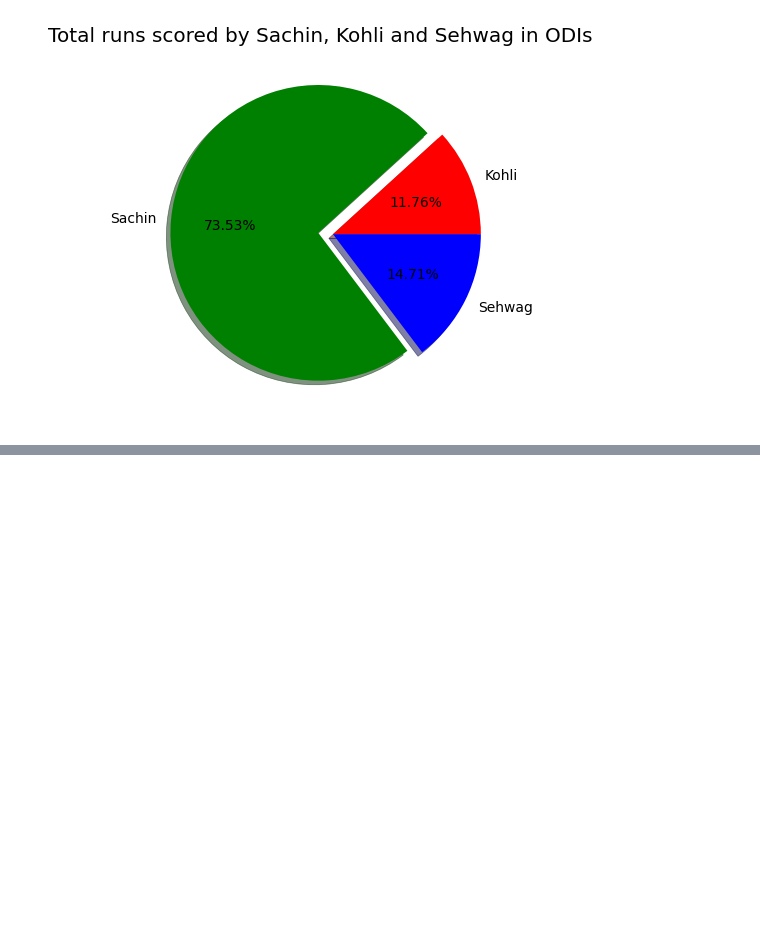
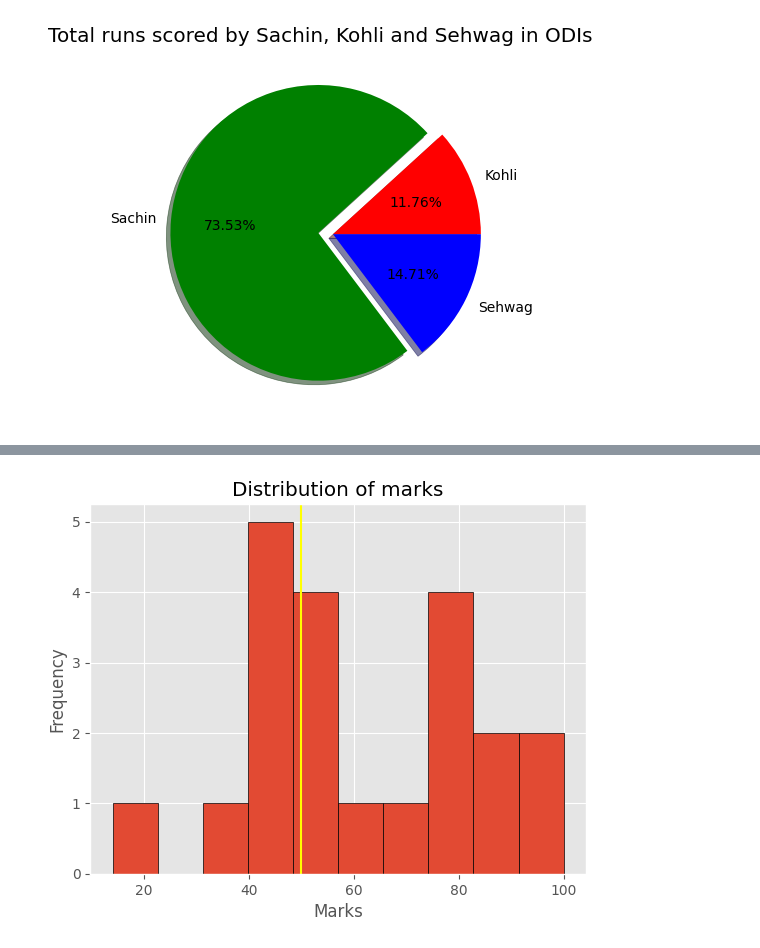
Before and after one commit to ashuwebdevloper/Data-Science-Project, a Jupyter notebook: MatplotlibCodewithharry/1.ipynb, the cells around one changed output, grey strips where cells are left out. Saved outputs shown, nothing was run; the diff lists cells and outputs as text; code cells hidden in the pictures; blank space fills up the shorter version.

```diff
--- a/MatplotlibCodewithharry/1.ipynb
+++ b/MatplotlibCodewithharry/1.ipynb
@@ -128,0 +157,12 @@ plt.show()
+# %%
+marks = [96,82,75,91,68,75,42,45,56,59,78,87,54,32,14,56,45,45,49,48,100]
+
+plt.axvline(x=50, color="yellow", label="Passing marks")
+plt.title("Distribution of marks")
+plt.xlabel("Marks")
+plt.ylabel("Frequency")
+
+plt.hist(marks, bins=10, edgecolor="black")
+plt.show()
+# %% [output]
+[figure, added]
```
Also changed, not shown: parts of 12 cells of this notebook.
